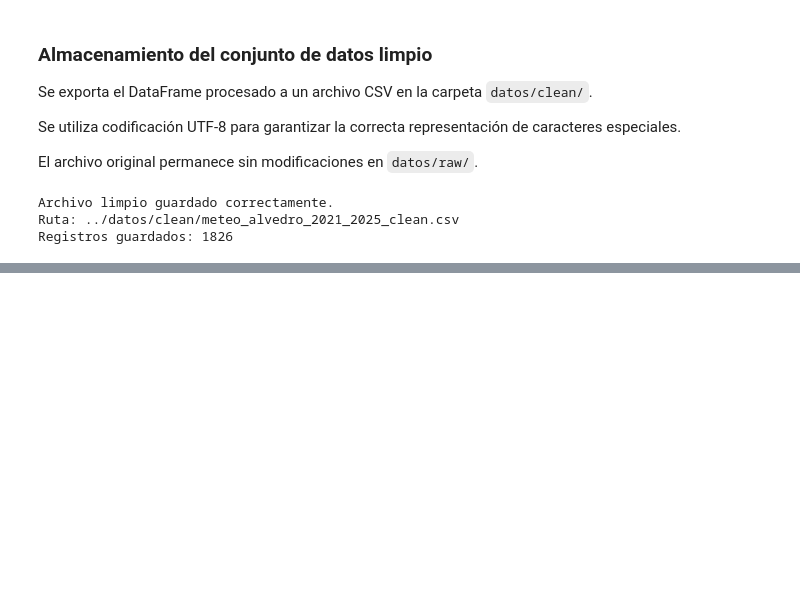
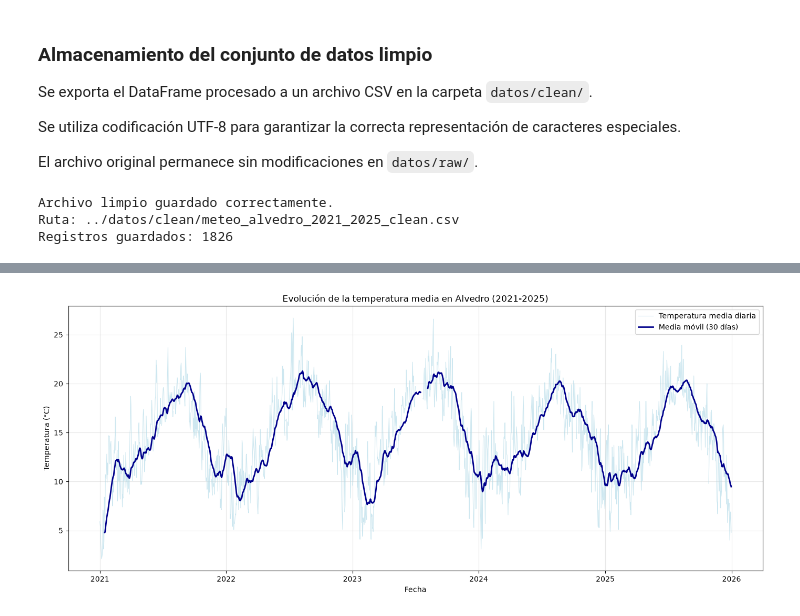
Before and after one commit to mma-wirtz/p1-que-tempo-fixo, a Jupyter notebook: notebooks/01_exploracion_datos.ipynb, the cells around one changed output, grey strips where cells are left out. Saved outputs shown, nothing was run; the diff lists cells and outputs as text; code cells hidden in the pictures; blank space fills up the shorter version.

```diff
--- a/notebooks/01_exploracion_datos.ipynb
+++ b/notebooks/01_exploracion_datos.ipynb
@@ -1242,0 +1347,19 @@ Registros guardados: 1826
+# %%
+# Identificar los días lluviosos (precipitación >= 1 mm)
+df_clean["Dia_lluvioso"] = df_clean["Precipitación (mm)"] >= 1
+
+# Contar días lluviosos por año y mes
+dias_lluvia = (
+    df_clean.groupby(["Año", "Mes"])["Dia_lluvioso"]
+    .sum()
+    .unstack(0)
+)
+
+print("Número de días lluviosos por mes y año:")
+display(dias_lluvia)
+
+# Calcular la media mensual entre los cinco años
+media_dias_lluvia = dias_lluvia.mean(axis=1).round(2)
+
+print("\nMedia de días lluviosos por mes:")
+display(media_dias_lluvia)
@@ -1242,0 +1473,42 @@ Registros guardados: 1826
+# %%
+import matplotlib.pyplot as plt
+
+# Calcular la media móvil de los últimos 30 días
+df_clean["Media_movil_30d"] = (
+    df_clean["Temp. media (ºC)"]
+    .rolling(window=30, min_periods=15)
+    .mean()
+)
+
+# Crear la gráfica
+plt.figure(figsize=(14, 6))
+
+# Temperatura media diaria
+plt.plot(
+    df_clean["Data"],
+    df_clean["Temp. media (ºC)"],
+    label="Temperatura media diaria",
+    color="lightblue",
+    alpha=0.6,
+    linewidth=0.8
+)
+
+# Media móvil de 30 días
+plt.plot(
+    df_clean["Data"],
+    df_clean["Media_movil_30d"],
+    label="Media móvil (30 días)",
+    color="darkblue",
+    linewidth=2
+)
+
+plt.title("Evolución de la temperatura media en Alvedro (2021-2025)")
+plt.xlabel("Fecha")
+plt.ylabel("Temperatura (°C)")
+plt.legend()
+plt.grid(True, alpha=0.3)
+
+plt.tight_layout()
+plt.show()
+# %% [output]
+[figure, added]
```
Also changed, not shown: parts of 48 cells of this notebook, 4 other files.
